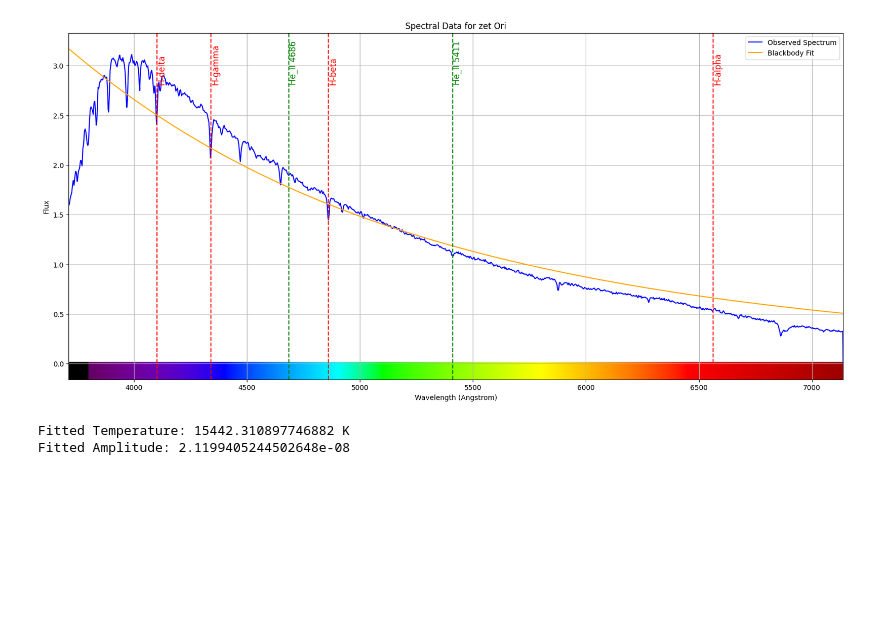
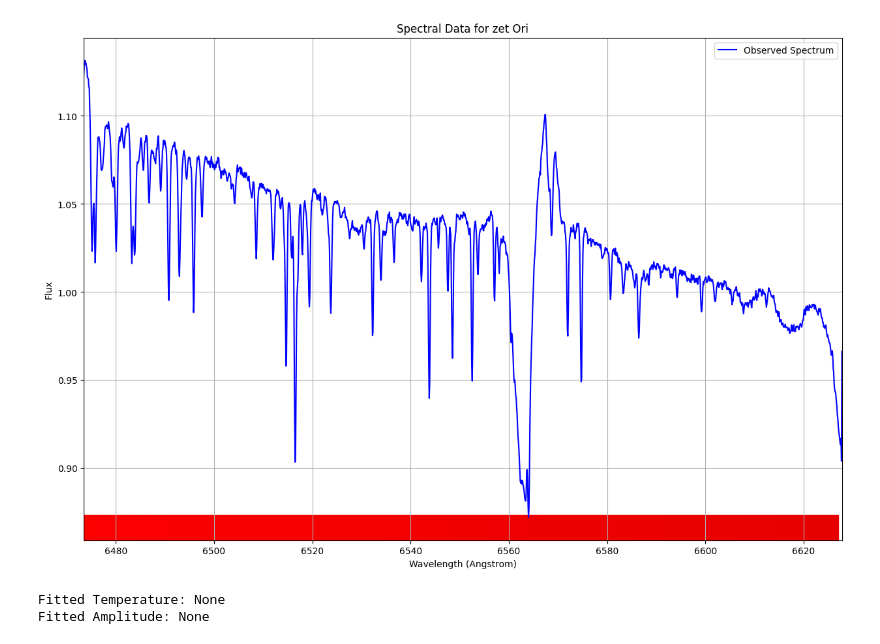
Before and after one commit to jeffrwatts/astronomy-notebooks, a Jupyter notebook: aavso spectra.ipynb, the cells around one changed output. Saved outputs shown, nothing was run; the diff lists cells and outputs as text; code cells hidden in the pictures; blank space fills up the shorter version.

```diff
--- a/aavso spectra.ipynb
+++ b/aavso spectra.ipynb
@@ -111,21 +139,23 @@ def fit_blackbody_curve(wavelength, flux):
     return bb_curve, fitted_temperature, fitted_scale
 
 def plot_spectra(wavelength, flux, bb_curve, groups_to_plot, spectral_line_groups, object_name='Star'):
-    plt.figure(figsize=(20, 9))
+    plt.figure(figsize=(15, 10))
     plt.plot(wavelength, flux, color='blue', label='Observed Spectrum')
 
     if bb_curve is not None:
         plt.plot(wavelength, bb_curve, color='orange', label='Blackbody Fit')
 
+
     # Plot and label spectral lines for each selected group
     wavelength_min, wavelength_max = wavelength.min(), wavelength.max()
-    for group in groups_to_plot:
-        group_info = spectral_line_groups.get(group, {})
-        group_color = group_info.get('color', 'black')
-        for wl, label in group_info.get('lines', {}).items():
-            if wavelength_min <= wl <= wavelength_max:
-                plt.axvline(x=wl, color=group_color, linestyle='--')
-                plt.text(wl, plt.ylim()[1]*0.85, label, rotation=90, color=group_color, fontsize=12)  # Increased font size
+    if groups_to_plot is not None:
+        for group in groups_to_plot:
+            group_info = spectral_line_groups.get(group, {})
+            group_color = group_info.get('color', 'black')
+            for wl, label in group_info.get('lines', {}).items():
+                if wavelength_min <= wl <= wavelength_max:
+                    plt.axvline(x=wl, color=group_color, linestyle='--')
+                    plt.text(wl, plt.ylim()[1]*0.85, label, rotation=90, color='black', fontsize=12)  # Increased font size
 
     plt.xlabel('Wavelength (Angstrom)')
     plt.ylabel('Flux')
@@ -143,18 +173,18 @@ def plot_spectra(wavelength, flux, bb_curve, groups_to_plot, spectral_line_group
     plt.xlim([wavelength_min, wavelength_max])
     plt.show()
 # %%
-fits_file = "spectra/O-Alnitak-zet-Ori.fits"
+fits_file = "spectra/O-Alnitak-zet-Ori-6500.fits"
 wavelength, flux, object_name = extract_wavelength_and_flux(fits_file)
 
 bb_curve, fitted_temperature, fitted_scale = None, None, None
-bb_curve, fitted_temperature, fitted_scale = fit_blackbody_curve(wavelength, flux)
+#bb_curve, fitted_temperature, fitted_scale = fit_blackbody_curve(wavelength, flux)
 
-groups_to_plot = ['Hydrogen_Balmer', 'He_II']
+groups_to_plot = None#['Hydrogen_Balmer']
 plot_spectra(wavelength, flux, bb_curve, groups_to_plot, spectral_line_groups, object_name=object_name)
 
 print("Fitted Temperature:", fitted_temperature)
 print("Fitted Amplitude:", fitted_scale)
 # %% [output]
-[figure, old version]
+[figure, new version]
-Fitted Temperature: 15442.310897746882 K
-Fitted Amplitude: 2.1199405244502648e-08
+Fitted Temperature: None
+Fitted Amplitude: None
```
Also changed, not shown: parts of 3 cells of this notebook, 1 other file.
